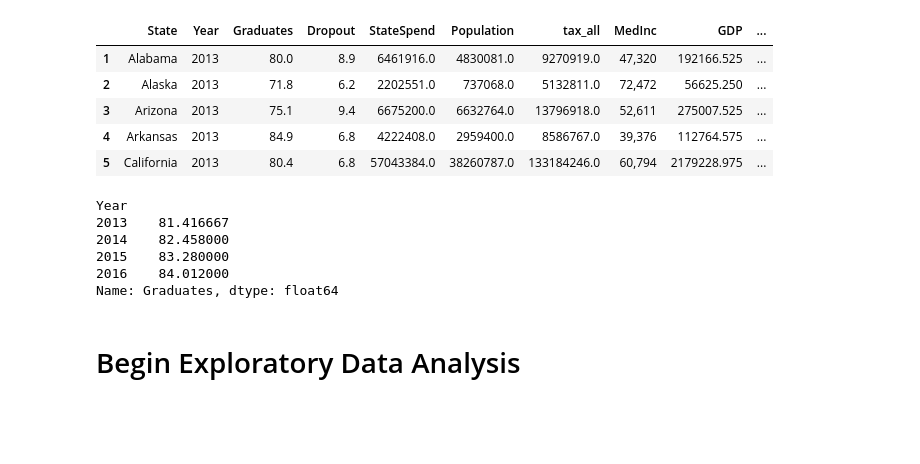
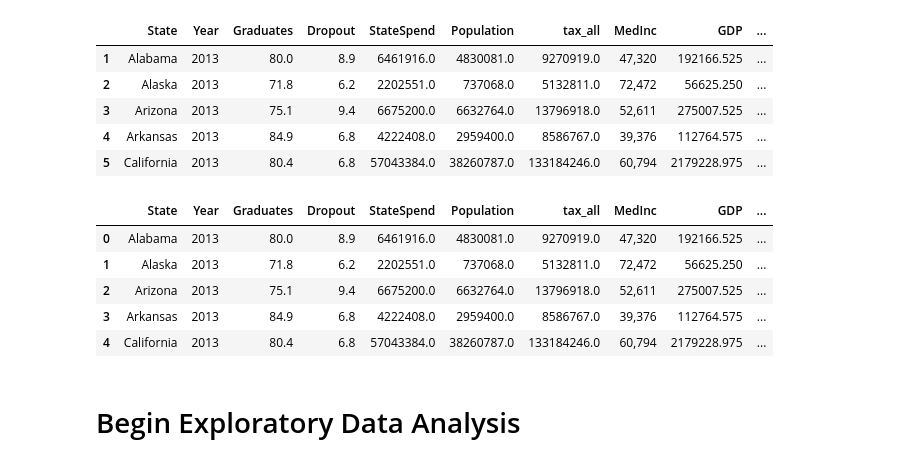
Before and after one commit to shayleelaura/Independent_Capstone, a Jupyter notebook: State Student Spending Case Study.ipynb, the cells around one changed output. Cells and saved outputs as stored; diff of their text form; code cells hidden in the pictures; blank space fills up the shorter version.

Commit message:
Cleaning Merging Complete!
Data frame narrowed in years
Averages are added in
Missing Data Values are fixed
(All changes hadn't been pushed.)

```diff
--- a/State Student Spending Case Study.ipynb
+++ b/State Student Spending Case Study.ipynb
@@ -647,19 +645,19 @@ US_Avg_SPC = pd.DataFrame(keyYears.groupby('Year')['SpendPerCaptia'].mean()).res
 US_Avg_SPC = US_Avg_SPC.rename(columns = {'SpendPerCaptia': 'US_Avg_SPC'})
 # %%
 #Merge with the keyYear frame
-keyYear = keyYear.merge(US_Avg_Grad, on = ['Year'], how = 'left')
-keyYear = keyYear.merge(US_Avg_Drop, on = ['Year'], how = 'left')
-keyYear = keyYear.merge(US_Avg_Tax, on = ['Year'], how = 'left')
-keyYear = keyYear.merge(US_Avg_Unemployment, on = ['Year'], how = 'left')
-keyYear = keyYear.merge(US_Avg_SPC, on = ['Year'], how = 'left')
+keyYears = keyYears.merge(US_Avg_Grad, on = ['Year'], how = 'left')
+keyYears = keyYears.merge(US_Avg_Drop, on = ['Year'], how = 'left')
+keyYears = keyYears.merge(US_Avg_Tax, on = ['Year'], how = 'left')
+keyYears = keyYears.merge(US_Avg_Unemployment, on = ['Year'], how = 'left')
+keyYears = keyYears.merge(US_Avg_SPC, on = ['Year'], how = 'left')
 # %%
-keyYear.head()
+keyYears.head()
 # %% [output]
-Year
-2013    81.416667
-2014    82.458000
-2015    83.280000
-2016    84.012000
-Name: Graduates, dtype: float64
+|  | State | Year | Graduates | Dropout | StateSpend | Population | tax_all | MedInc | GDP | ... |
+| 0 | Alabama | 2013 | 80.0 | 8.9 | 6461916.0 | 4830081.0 | 9270919.0 | 47,320 | 192166.525 | ... |
+| 1 | Alaska | 2013 | 71.8 | 6.2 | 2202551.0 | 737068.0 | 5132811.0 | 72,472 | 56625.250 | ... |
+| 2 | Arizona | 2013 | 75.1 | 9.4 | 6675200.0 | 6632764.0 | 13796918.0 | 52,611 | 275007.525 | ... |
+| 3 | Arkansas | 2013 | 84.9 | 6.8 | 4222408.0 | 2959400.0 | 8586767.0 | 39,376 | 112764.575 | ... |
+| 4 | California | 2013 | 80.4 | 6.8 | 57043384.0 | 38260787.0 | 133184246.0 | 60,794 | 2179228.975 | ... |
 # %% [markdown]
 # Begin Exploratory Data Analysis
```
Also changed, not shown: parts of 2 cells of this notebook.
